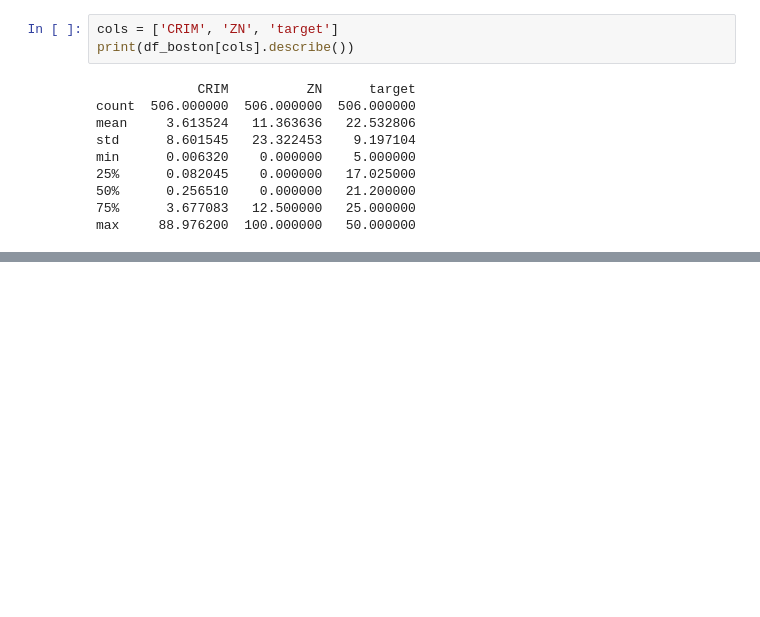
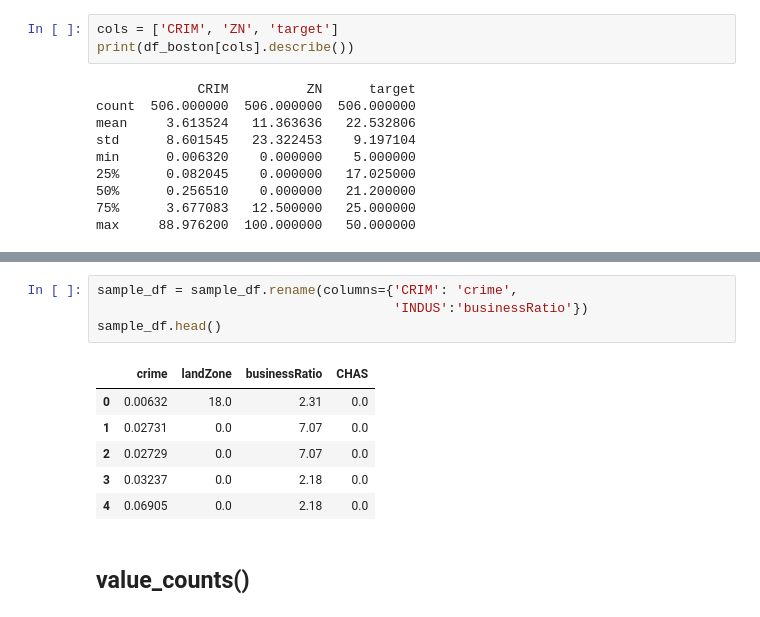
Before and after one commit to dschloe/streamlitbook-saraevan, a Jupyter notebook: ch02/step02_pandas.ipynb, the cells around one changed output, grey strips where cells are left out. Drawn from its saved outputs; the diff is of its cells as text; blank space fills up the shorter version.

```diff
--- a/ch02/step02_pandas.ipynb
+++ b/ch02/step02_pandas.ipynb
@@ -163,0 +186,13 @@ max     88.976200  100.000000   50.000000
+# %%
+sample_df = sample_df.rename(columns={'CRIM': 'crime',
+                                      'INDUS':'businessRatio'})
+sample_df.head()
+# %% [output]
+|  | crime | landZone | businessRatio | CHAS |
+| 0 | 0.00632 | 18.0 | 2.31 | 0.0 |
+| 1 | 0.02731 | 0.0 | 7.07 | 0.0 |
+| 2 | 0.02729 | 0.0 | 7.07 | 0.0 |
+| 3 | 0.03237 | 0.0 | 2.18 | 0.0 |
+| 4 | 0.06905 | 0.0 | 2.18 | 0.0 |
+# %% [markdown]
+## value_counts()
```
Also changed, not shown: parts of 5 cells of this notebook, 4 other files.
